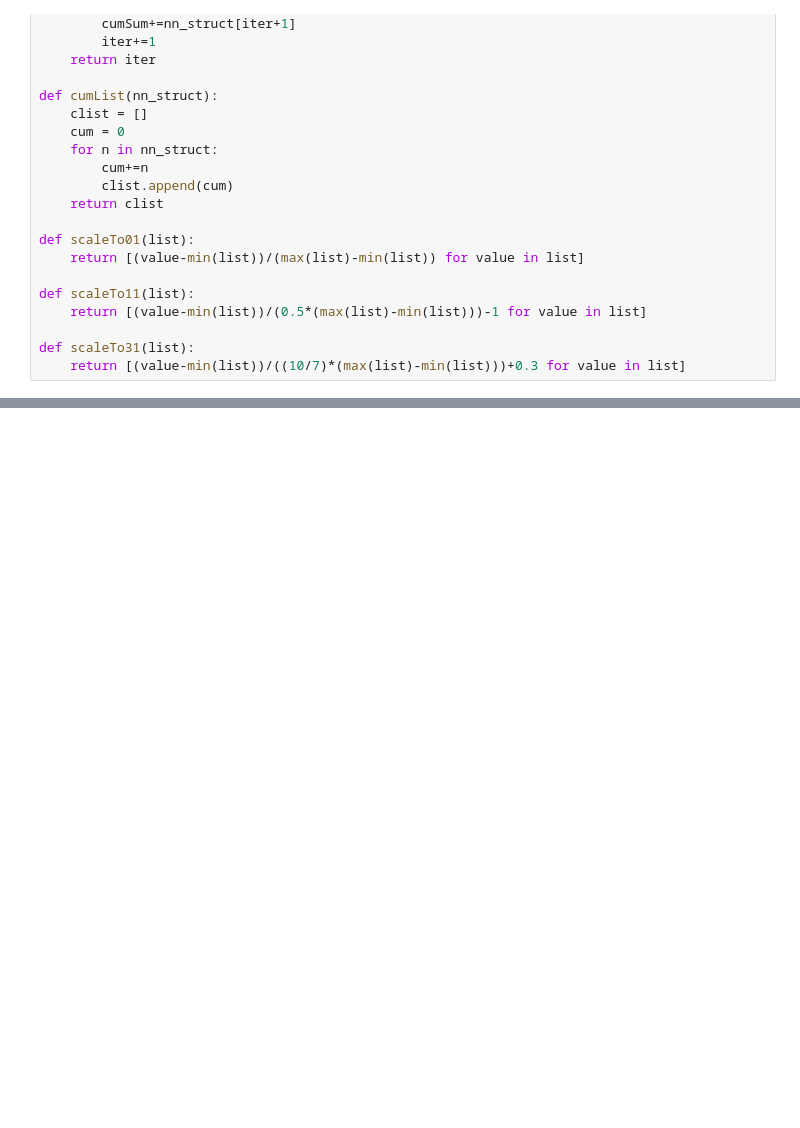
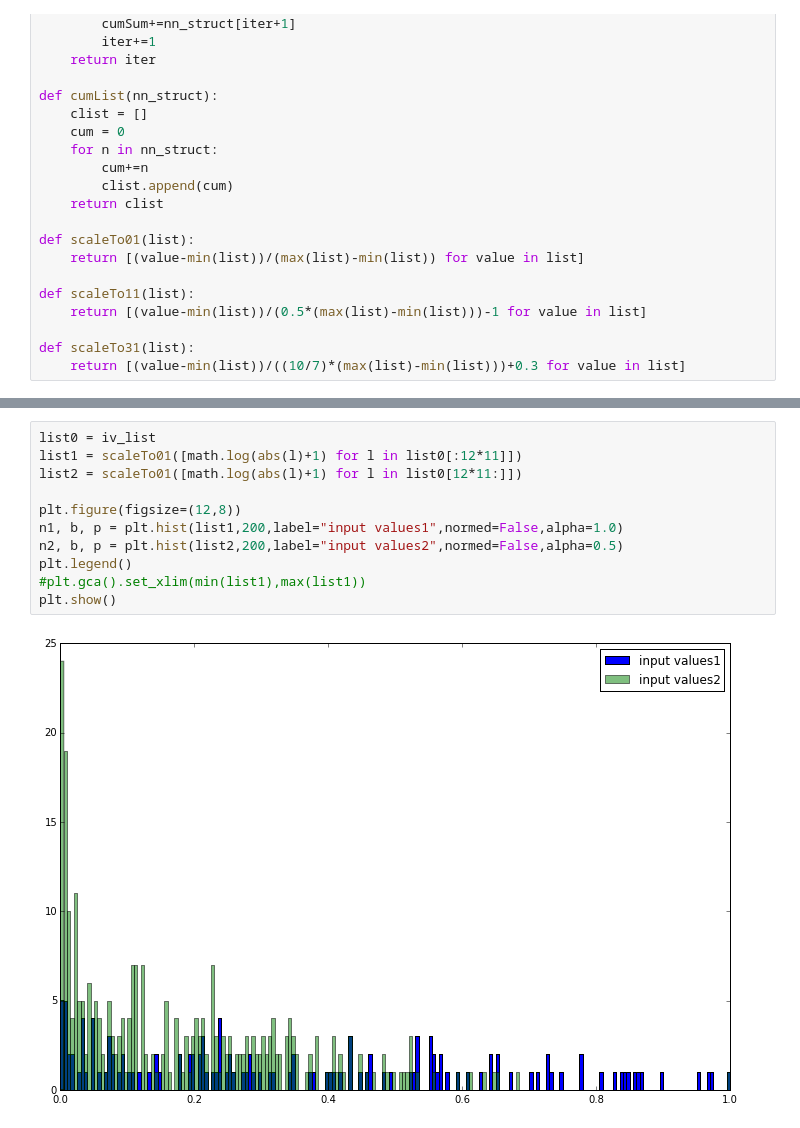
Before and after one commit to RylanC24/dodona-notebooks, a Jupyter notebook: Draw_NN_Structure_wBias_correctOutputs.ipynb, the cells around one changed output, grey strips where cells are left out. Drawn from its saved outputs; the diff is of its cells as text; blank space fills up the shorter version.

```diff
--- a/Draw_NN_Structure_wBias_correctOutputs.ipynb
+++ b/Draw_NN_Structure_wBias_correctOutputs.ipynb
@@ -307,0 +304,13 @@ plt.show()
+# %%
+list0 = iv_list
+list1 = scaleTo01([math.log(abs(l)+1) for l in list0[:12*11]])
+list2 = scaleTo01([math.log(abs(l)+1) for l in list0[12*11:]])
+
+plt.figure(figsize=(12,8))
+n1, b, p = plt.hist(list1,200,label="input values1",normed=False,alpha=1.0)
+n2, b, p = plt.hist(list2,200,label="input values2",normed=False,alpha=0.5)
+plt.legend()
+#plt.gca().set_xlim(min(list1),max(list1))
+plt.show()
+# %% [output]
+[figure, added]
```
Also changed, not shown: parts of 11 cells of this notebook.
